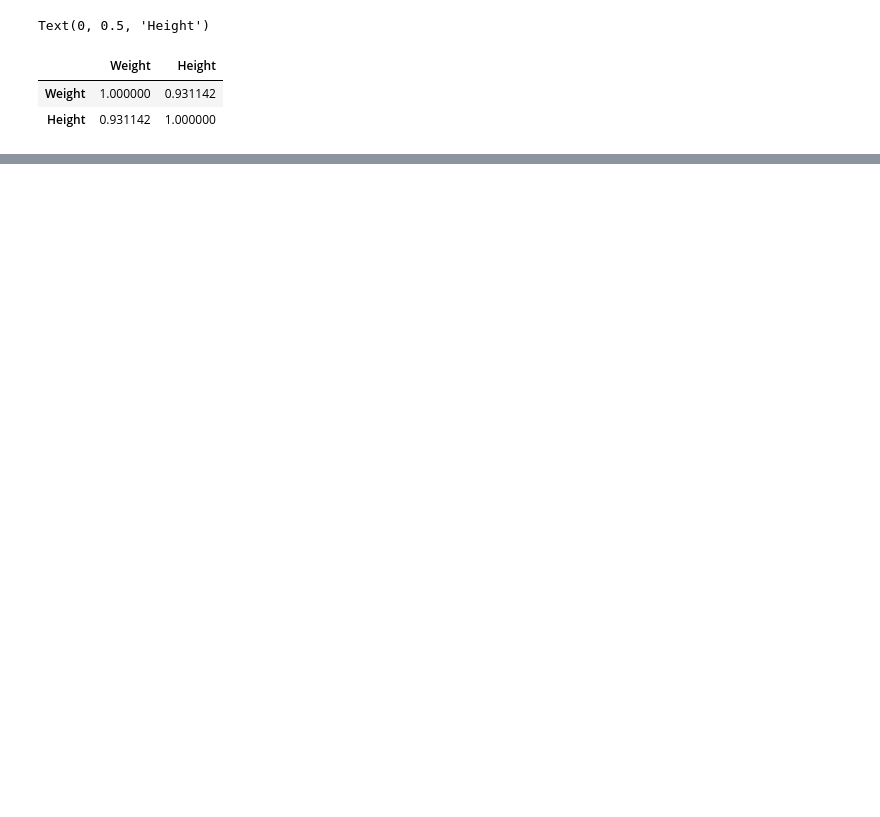
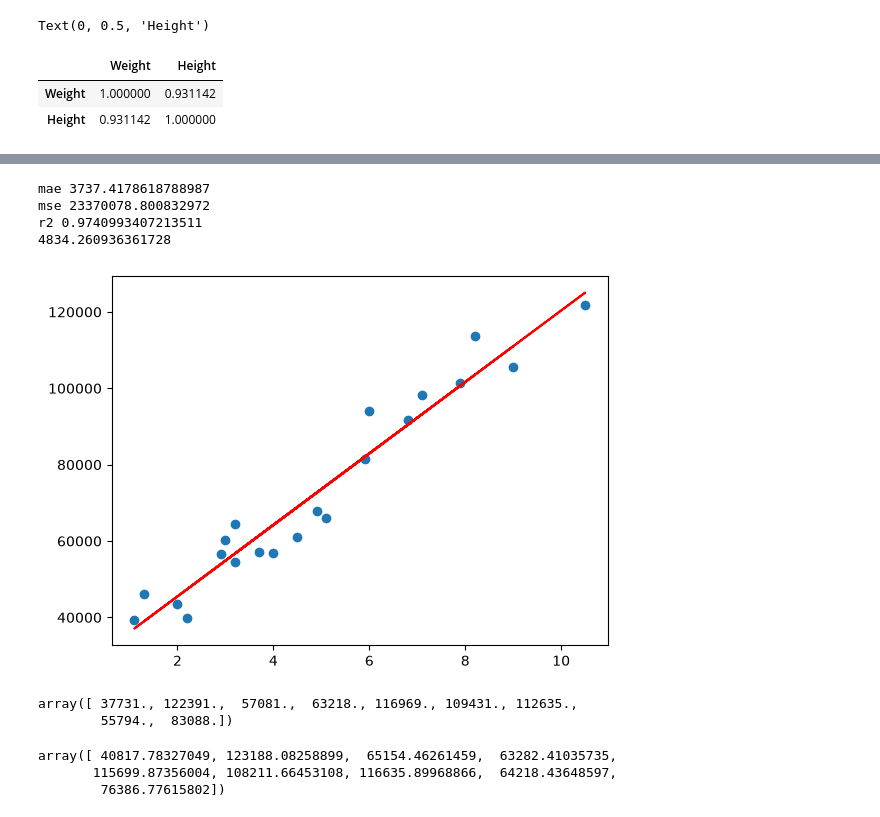
Before and after one commit to prajwal-sv/Machine-Learning, a Jupyter notebook: 11.Introduction to machine learning/1.1 Simple Linear Regresion -checkpoint.ipynb, the cells around one changed output, grey strips where cells are left out. Saved outputs shown, nothing was run; the diff lists cells and outputs as text; code cells hidden in the pictures; blank space fills up the shorter version.

```diff
--- a/11.Introduction to machine learning/1.1 Simple Linear Regresion -checkpoint.ipynb
+++ b/11.Introduction to machine learning/1.1 Simple Linear Regresion -checkpoint.ipynb
@@ -35,0 +117,46 @@ df.corr()
+# %%
+from sklearn.model_selection import train_test_split
+from sklearn.linear_model import LinearRegression
+import pandas as pd
+
+data =  pd.read_csv("Salary_Data.csv")
+X = data.iloc[:,:-1].values
+y = data.iloc[:,-1].values
+
+X_train,X_test,y_train,y_test = train_test_split(X,y,test_size=0.3,random_state=0)
+
+regressor = LinearRegression()
+regressor.fit(X_train,y_train)
+y_pred = regressor.predict(X_test)
+
+
+plt.scatter(X_train,y_train)
+plt.plot(X_train,regressor.predict(X_train),color ="red")
+
+import math
+from sklearn.metrics import mean_absolute_error,mean_squared_error,r2_score
+mae = mean_absolute_error(y_test,y_pred)
+print("mae" , mae)
+mse =  mean_squared_error(y_test,y_pred)
+print("mse",mse)
+r2 = r2_score(y_test,y_pred)
+print("r2" , r2)
+
+print(math.sqrt(mse))
+# %% [output]
+mae 3737.4178618788987
+mse 23370078.800832972
+r2 0.9740993407213511
+4834.260936361728
+[figure, added]
+# %%
+y_test
+# %% [output]
+array([ 37731., 122391.,  57081.,  63218., 116969., 109431., 112635.,
+        55794.,  83088.])
+# %%
+y_pred
+# %% [output]
+array([ 40817.78327049, 123188.08258899,  65154.46261459,  63282.41035735,
+       115699.87356004, 108211.66453108, 116635.89968866,  64218.43648597,
+        76386.77615802])
```
Also changed, not shown: parts of 14 cells of this notebook, 3 other files.
